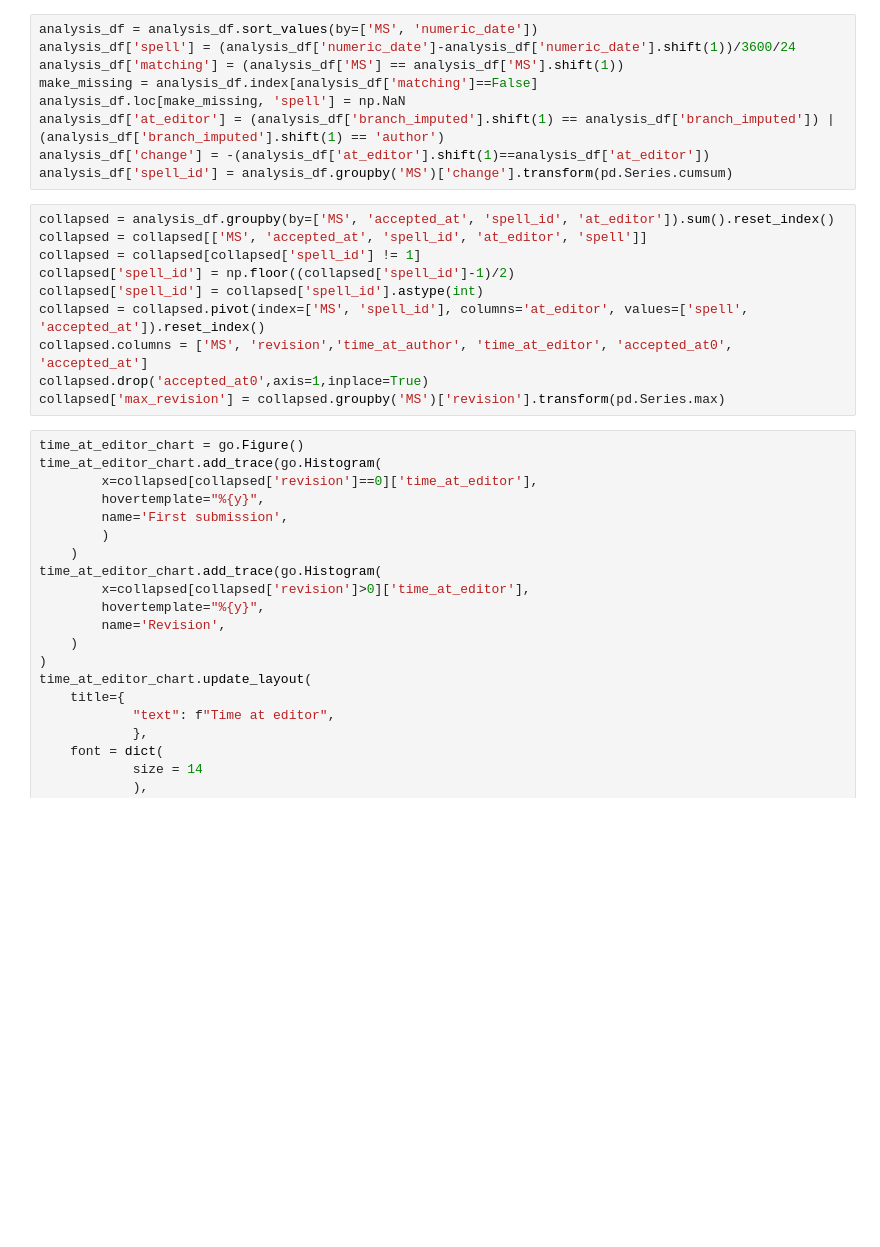
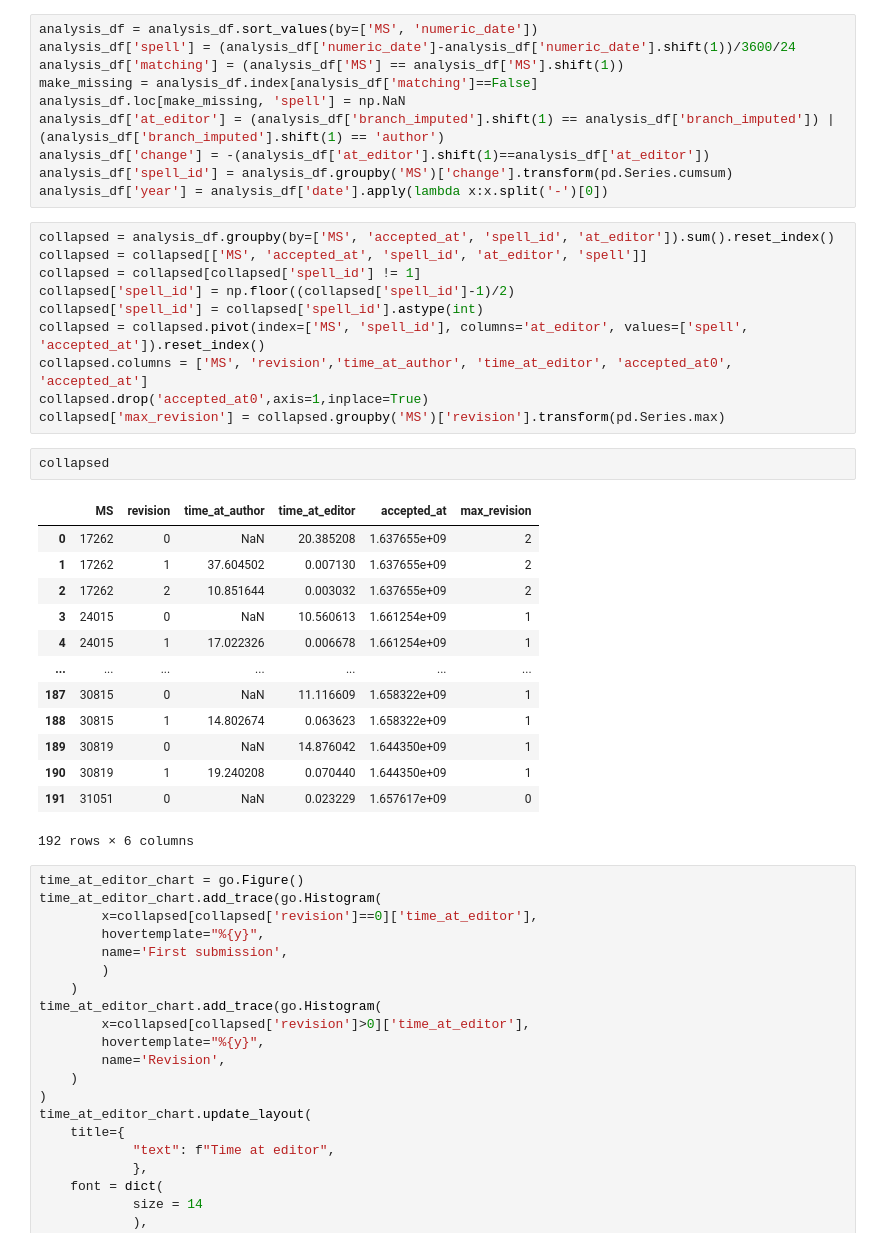
Before and after one commit to REStud/report, a Jupyter notebook: test.ipynb, the cells around one changed output. Cells and saved outputs as stored; diff of their text form; blank space fills up the shorter version.

```diff
--- a/test.ipynb
+++ b/test.ipynb
@@ -32,6 +32,7 @@ analysis_df.loc[make_missing, 'spell'] = np.NaN
 analysis_df['at_editor'] = (analysis_df['branch_imputed'].shift(1) == analysis_df['branch_imputed']) | (analysis_df['branch_imputed'].shift(1) == 'author')
 analysis_df['change'] = -(analysis_df['at_editor'].shift(1)==analysis_df['at_editor'])
 analysis_df['spell_id'] = analysis_df.groupby('MS')['change'].transform(pd.Series.cumsum)
+analysis_df['year'] = analysis_df['date'].apply(lambda x:x.split('-')[0])
 # %%
 collapsed = analysis_df.groupby(by=['MS', 'accepted_at', 'spell_id', 'at_editor']).sum().reset_index()
 collapsed = collapsed[['MS', 'accepted_at', 'spell_id', 'at_editor', 'spell']]
@@ -42,6 +43,22 @@ collapsed = collapsed.pivot(index=['MS', 'spell_id'], columns='at_editor', value
 collapsed.columns = ['MS', 'revision','time_at_author', 'time_at_editor', 'accepted_at0', 'accepted_at']
 collapsed.drop('accepted_at0',axis=1,inplace=True)
 collapsed['max_revision'] = collapsed.groupby('MS')['revision'].transform(pd.Series.max)
+# %%
+collapsed
+# %% [output]
+|  | MS | revision | time_at_author | time_at_editor | accepted_at | max_revision |
+| 0 | 17262 | 0 | NaN | 20.385208 | 1.637655e+09 | 2 |
+| 1 | 17262 | 1 | 37.604502 | 0.007130 | 1.637655e+09 | 2 |
+| 2 | 17262 | 2 | 10.851644 | 0.003032 | 1.637655e+09 | 2 |
+| 3 | 24015 | 0 | NaN | 10.560613 | 1.661254e+09 | 1 |
+| 4 | 24015 | 1 | 17.022326 | 0.006678 | 1.661254e+09 | 1 |
+| ... | ... | ... | ... | ... | ... | ... |
+| 187 | 30815 | 0 | NaN | 11.116609 | 1.658322e+09 | 1 |
+| 188 | 30815 | 1 | 14.802674 | 0.063623 | 1.658322e+09 | 1 |
+| 189 | 30819 | 0 | NaN | 14.876042 | 1.644350e+09 | 1 |
+| 190 | 30819 | 1 | 19.240208 | 0.070440 | 1.644350e+09 | 1 |
+| 191 | 31051 | 0 | NaN | 0.023229 | 1.657617e+09 | 0 |
+192 rows × 6 columns
 # %%
 time_at_editor_chart = go.Figure()
 time_at_editor_chart.add_trace(go.Histogram(
```
Also changed, not shown: parts of 15 cells of this notebook, 1 other file.
